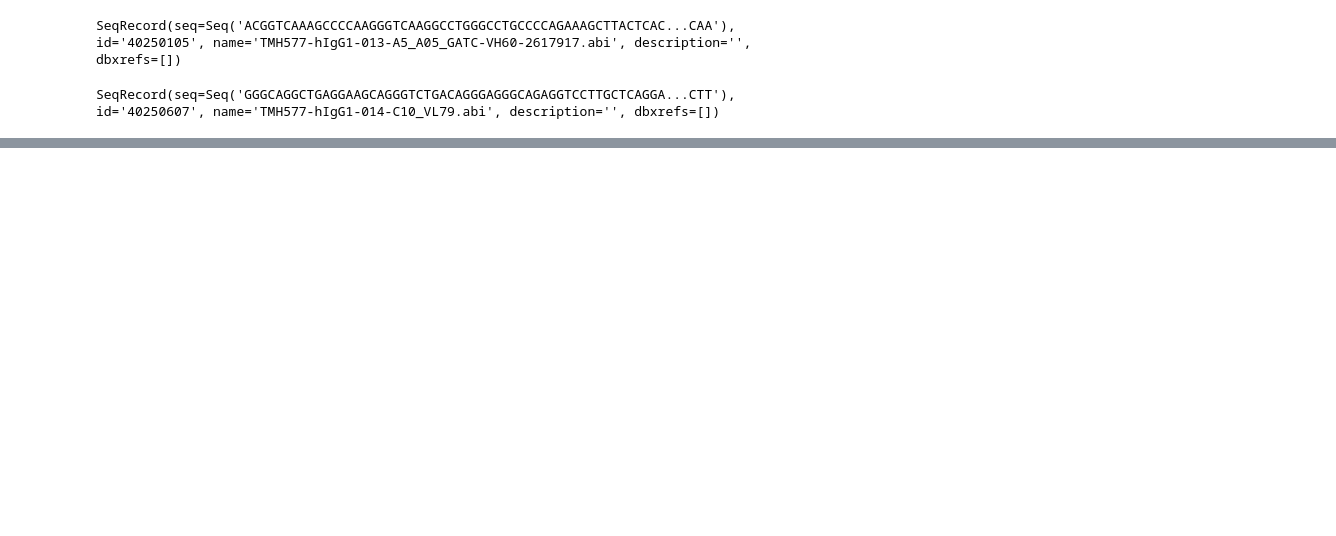
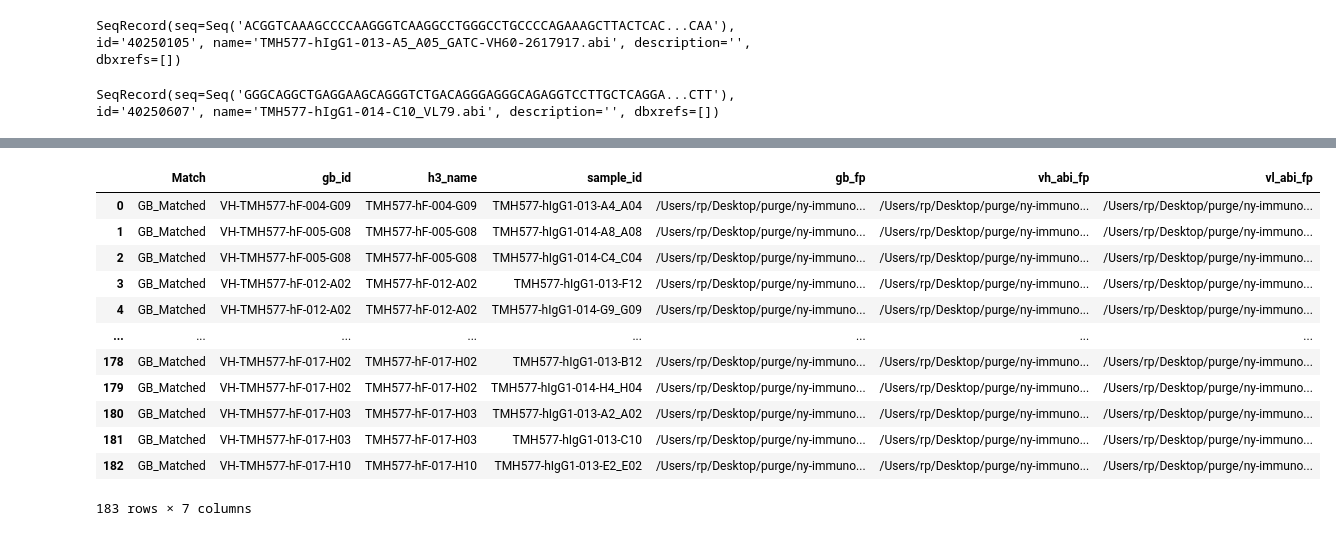
Before and after one commit to rosaak/ny-immuno-sanger, a Jupyter notebook: nbs2/run_with_new_data_RP_01.ipynb, the cells around one changed output, grey strips where cells are left out. Saved outputs shown, nothing was run; the diff lists cells and outputs as text; code cells hidden in the pictures; blank space fills up the shorter version.

```diff
--- a/nbs2/run_with_new_data_RP_01.ipynb
+++ b/nbs2/run_with_new_data_RP_01.ipynb
@@ -255,5 +58,14 @@ vl_abi_dict = {i.name.replace('.abi', '').replace(patrm_vl, '') : str(i) for i i
 # %%
-sample_ids = checking_ab1_files(vh_abi_dict, vl_abi_dict)
+sample_ids = checking_ab1_files(log, vh_abi_dict, vl_abi_dict)
+# %%
+log.info("\nCHECKING THE GENBANK FILES...")
+vh_template_gb_dict =  {i.name.replace('.gb', '') : str(i) for i in sorted(Path(vh_template_sequence_folder).glob('*.gb'))}
+vl_template_gb_dict =  {i.name.replace('.gb', '') : str(i) for i in sorted(Path(vl_template_sequence_folder).glob('*.gb'))}
+
+if len(vh_template_gb_dict) == len(vl_template_gb_dict):
+    log.info(f"[+] INFO: There are {len(vh_template_gb_dict)} genbank files in each dir vh and vl")
+else:
+    log.warning(f"[+] WARN: There is a differrence in number of genbank files in vh: {len(vh_template_gb_dict)} and vl {len(vl_template_gb_dict)}")
 # %%
 # dictionary containing probe seq and name
 h3_dict = df.set_index('name', drop=True).to_dict().get('h3_nt')
@@ -380,0 +214,16 @@ Name: h3_name, Length: 67, dtype: int64
+# %%
+# This loop iterate through the genbank file and try matching the gb sample name with h3_name in the df_vh ( which is matched against the prob)
+
+gb_match_with_dfvh_lst = []
+for gb_id in [*vh_template_gb_dict.keys()]:
+    _ = df_vh[df_vh.h3_name == gb_id.replace('VH-', '')]
+    if not (_).empty:
+        for j in range(_.shape[0]):
+            # print(f"Matched | {gb_id} | {_.iloc[j].h3_name} | {_.iloc[j].sample_id} | {vh_template_gb_dict.get(gb_id)}  | {_.iloc[j].vh_abi_fp} | {_.iloc[j].vl_abi_fp}")
+            gb_match_with_dfvh_lst.append(['GB_Matched',gb_id,  _.iloc[j].h3_name, _.iloc[j].sample_id, vh_template_gb_dict.get(gb_id), _.iloc[j].vh_abi_fp, _.iloc[j].vl_abi_fp])
+    else:
+        pass
+        # print(f"Not Matched {gb_id}")
+
+gb_h3_matched_df = pd.DataFrame(gb_match_with_dfvh_lst)
+gb_h3_matched_df.columns = ["Match", "gb_id", "h3_name", "sample_id", "gb_fp", "vh_abi_fp", "vl_abi_fp"]
@@ -380,0 +248,16 @@ Name: h3_name, Length: 67, dtype: int64
+# %%
+gb_h3_matched_df
+# %% [output]
+|  | Match | gb_id | h3_name | sample_id | gb_fp | vh_abi_fp | vl_abi_fp |
+| 0 | GB_Matched | VH-TMH577-hF-004-G09 | TMH577-hF-004-G09 | TMH577-hIgG1-013-A4_A04 | /Users/rp/Desktop/purge/ny-immuno... | /Users/rp/Desktop/purge/ny-immuno... | /Users/rp/Desktop/purge/ny-immuno... |
+| 1 | GB_Matched | VH-TMH577-hF-005-G08 | TMH577-hF-005-G08 | TMH577-hIgG1-014-A8_A08 | /Users/rp/Desktop/purge/ny-immuno... | /Users/rp/Desktop/purge/ny-immuno... | /Users/rp/Desktop/purge/ny-immuno... |
+| 2 | GB_Matched | VH-TMH577-hF-005-G08 | TMH577-hF-005-G08 | TMH577-hIgG1-014-C4_C04 | /Users/rp/Desktop/purge/ny-immuno... | /Users/rp/Desktop/purge/ny-immuno... | /Users/rp/Desktop/purge/ny-immuno... |
+| 3 | GB_Matched | VH-TMH577-hF-012-A02 | TMH577-hF-012-A02 | TMH577-hIgG1-013-F12 | /Users/rp/Desktop/purge/ny-immuno... | /Users/rp/Desktop/purge/ny-immuno... | /Users/rp/Desktop/purge/ny-immuno... |
+| 4 | GB_Matched | VH-TMH577-hF-012-A02 | TMH577-hF-012-A02 | TMH577-hIgG1-014-G9_G09 | /Users/rp/Desktop/purge/ny-immuno... | /Users/rp/Desktop/purge/ny-immuno... | /Users/rp/Desktop/purge/ny-immuno... |
+| ... | ... | ... | ... | ... | ... | ... | ... |
+| 178 | GB_Matched | VH-TMH577-hF-017-H02 | TMH577-hF-017-H02 | TMH577-hIgG1-013-B12 | /Users/rp/Desktop/purge/ny-immuno... | /Users/rp/Desktop/purge/ny-immuno... | /Users/rp/Desktop/purge/ny-immuno... |
+| 179 | GB_Matched | VH-TMH577-hF-017-H02 | TMH577-hF-017-H02 | TMH577-hIgG1-014-H4_H04 | /Users/rp/Desktop/purge/ny-immuno... | /Users/rp/Desktop/purge/ny-immuno... | /Users/rp/Desktop/purge/ny-immuno... |
+| 180 | GB_Matched | VH-TMH577-hF-017-H03 | TMH577-hF-017-H03 | TMH577-hIgG1-013-A2_A02 | /Users/rp/Desktop/purge/ny-immuno... | /Users/rp/Desktop/purge/ny-immuno... | /Users/rp/Desktop/purge/ny-immuno... |
+| 181 | GB_Matched | VH-TMH577-hF-017-H03 | TMH577-hF-017-H03 | TMH577-hIgG1-013-C10 | /Users/rp/Desktop/purge/ny-immuno... | /Users/rp/Desktop/purge/ny-immuno... | /Users/rp/Desktop/purge/ny-immuno... |
+| 182 | GB_Matched | VH-TMH577-hF-017-H10 | TMH577-hF-017-H10 | TMH577-hIgG1-013-E2_E02 | /Users/rp/Desktop/purge/ny-immuno... | /Users/rp/Desktop/purge/ny-immuno... | /Users/rp/Desktop/purge/ny-immuno... |
+183 rows × 7 columns
```
Also changed, not shown: parts of 18 cells of this notebook, 1 other file.
